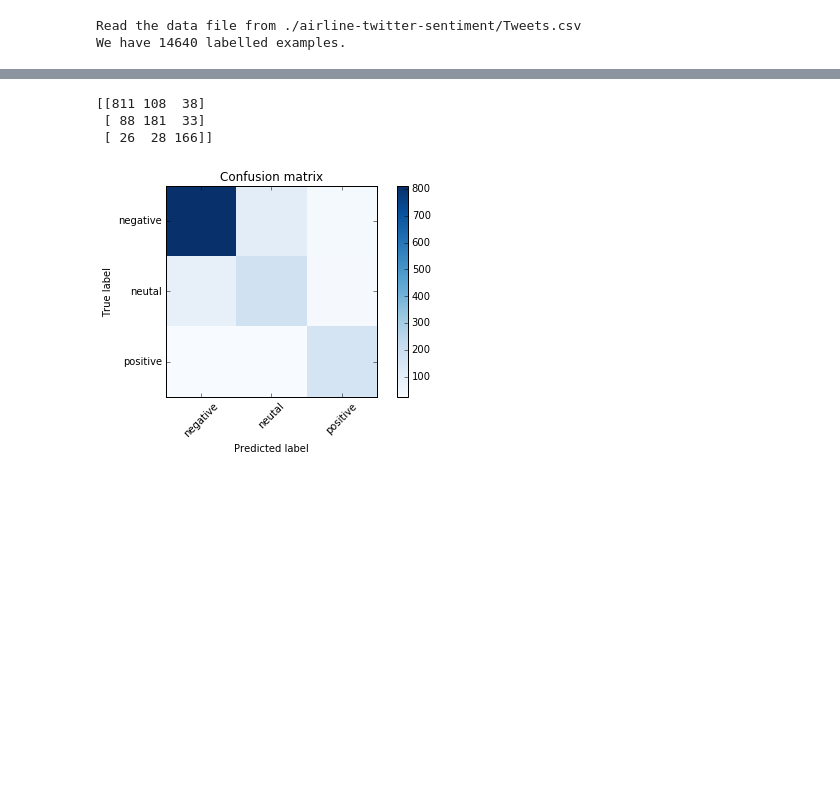
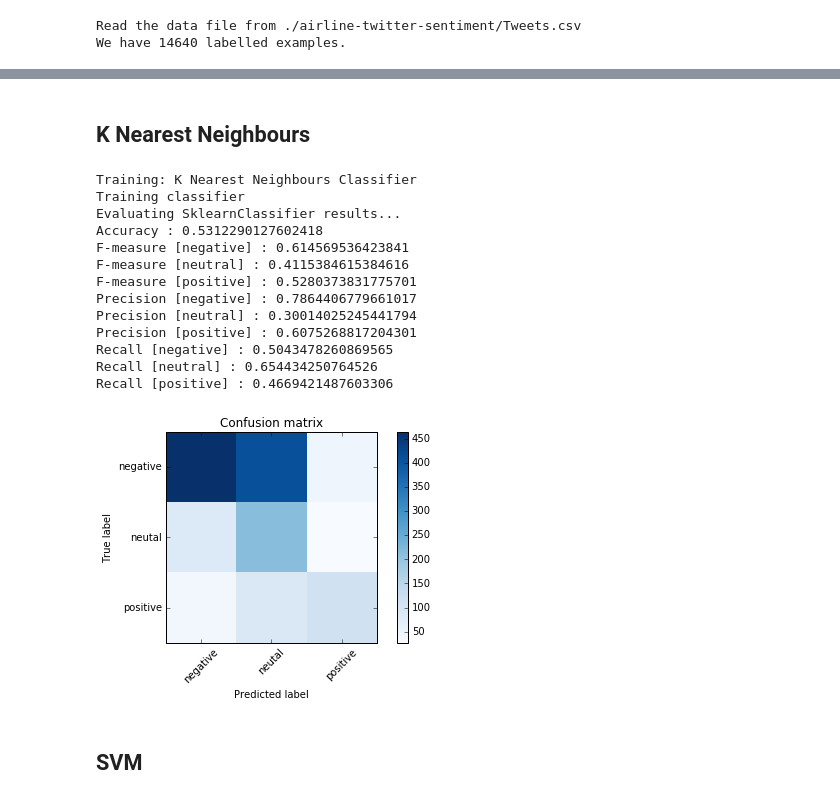
Before and after one commit to vlad-doru/master, a Jupyter notebook: TM/ML Approaches.ipynb, the cells around one changed output, grey strips where cells are left out. Saved outputs shown, nothing was run; the diff lists cells and outputs as text; code cells hidden in the pictures; blank space fills up the shorter version.

```diff
--- a/TM/ML Approaches.ipynb
+++ b/TM/ML Approaches.ipynb
@@ -54,23 +90,27 @@ y_pred = [classifier.classify(f) for f, _ in test]
-# %%
-from sklearn.metrics import confusion_matrix
-
-
-def plot_confusion_matrix(cm, title='Confusion matrix', cmap=plt.cm.Blues):
-    plt.imshow(cm, interpolation='nearest', cmap=cmap)
-    plt.title(title)
-    plt.colorbar()
-    tick_marks = np.arange(3)
-    plt.xticks(tick_marks, ['negative', 'neutal', 'positive'], rotation=45)
-    plt.yticks(tick_marks, ['negative', 'neutal', 'positive'])
-    plt.tight_layout()
-    plt.ylabel('True label')
-    plt.xlabel('Predicted label')
-
-print(cm)
-cm = confusion_matrix(y_test, y_pred)
-plot_confusion_matrix(cm)
-# %% [output]
-[[811 108  38]
- [ 88 181  33]
- [ 26  28 166]]
-[figure, removed]
+# %% [markdown]
+## K Nearest Neighbours
+# %%
+from sklearn.neighbors import KNeighborsClassifier
+from nltk.classify import SklearnClassifier
+trainer = {
+    "name": "K Nearest Neighbours Classifier",
+    "train": SklearnClassifier(KNeighborsClassifier()).train,
+}
+knn = evaluate_trainer(trainer)
+# %% [output]
+Training: K Nearest Neighbours Classifier
+Training classifier
+Evaluating SklearnClassifier results...
+Accuracy : 0.5312290127602418
+F-measure [negative] : 0.614569536423841
+F-measure [neutral] : 0.4115384615384616
+F-measure [positive] : 0.5280373831775701
+Precision [negative] : 0.7864406779661017
+Precision [neutral] : 0.30014025245441794
+Precision [positive] : 0.6075268817204301
+Recall [negative] : 0.5043478260869565
+Recall [neutral] : 0.654434250764526
+Recall [positive] : 0.4669421487603306
+[figure, added]
+# %% [markdown]
+## SVM
```
Also changed, not shown: parts of 11 cells of this notebook.
